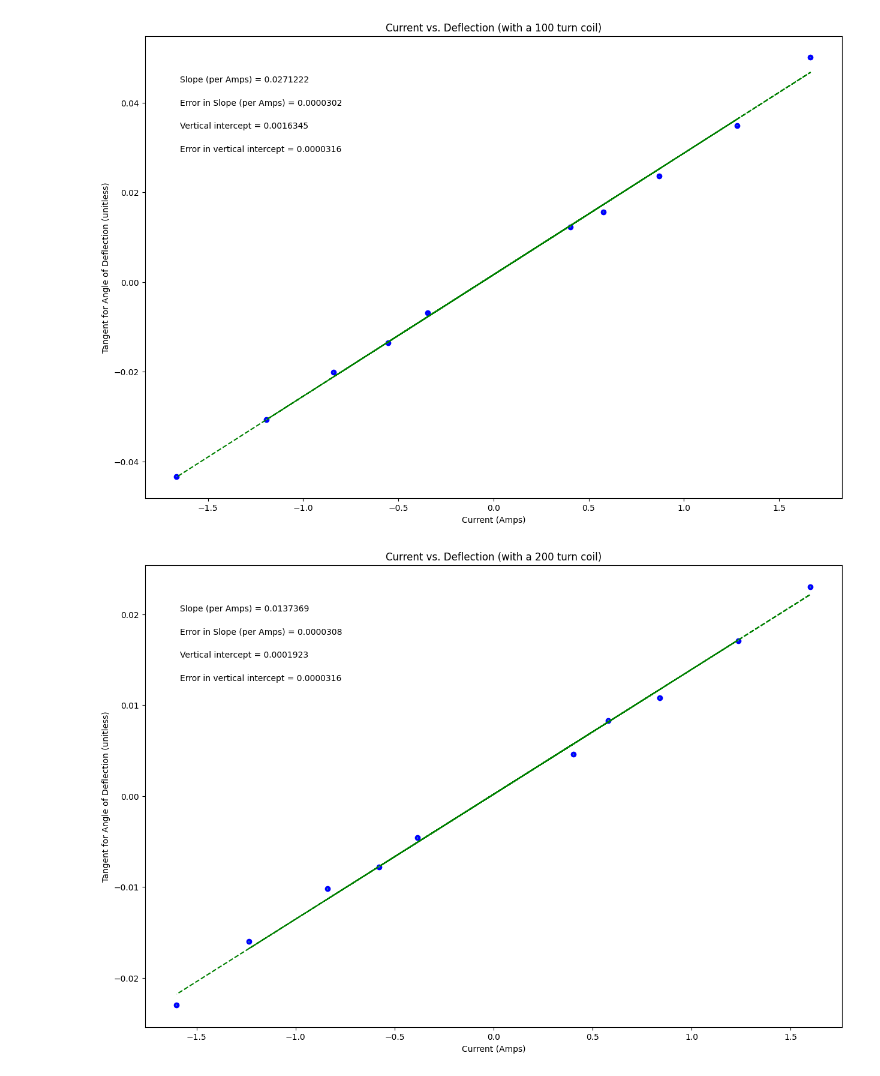
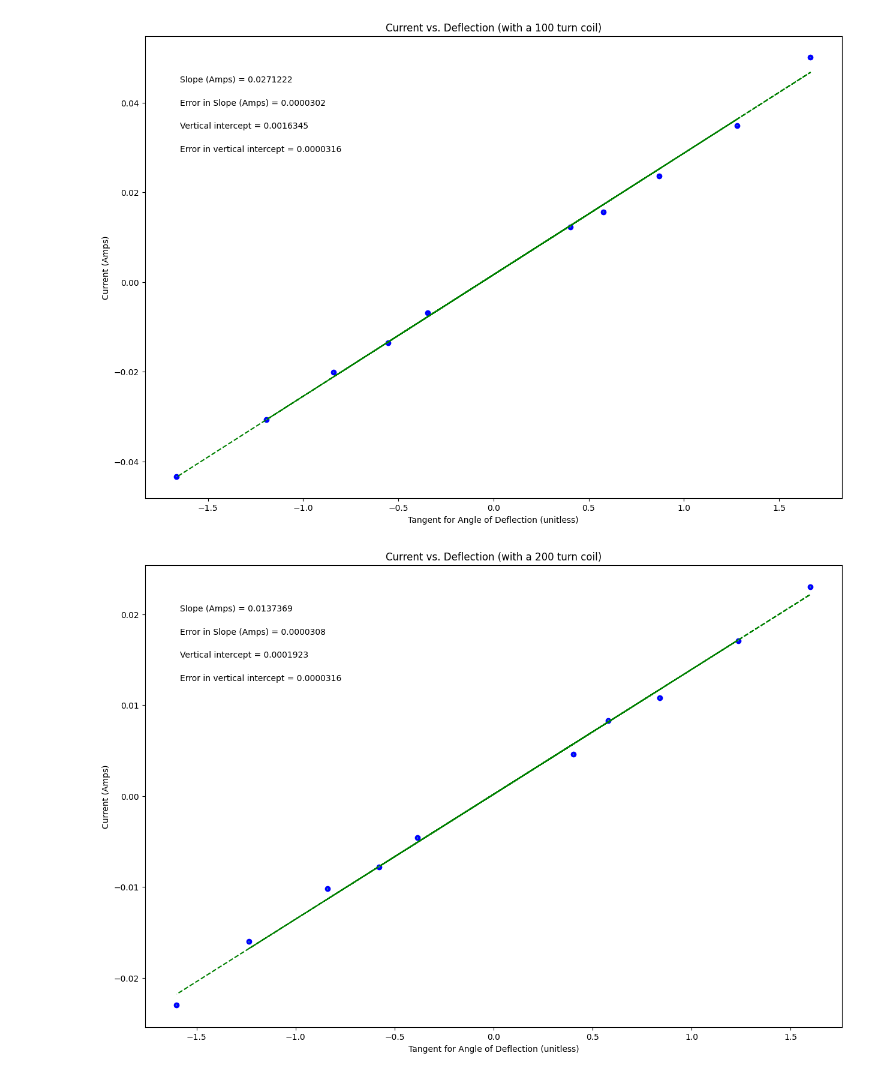
Before and after one commit to Clancy-K/PHSX218N, a Jupyter notebook: PHSX218N_Lab_6_Local_Mag_Field.ipynb, the cells around one changed output. Cells and saved outputs as stored; diff of their text form; code cells hidden in the pictures.

Commit message:
Fixed incorrect label names.

```diff
--- a/PHSX218N_Lab_6_Local_Mag_Field.ipynb
+++ b/PHSX218N_Lab_6_Local_Mag_Field.ipynb
@@ -36,9 +36,9 @@ dy = err_current_n100        #this should be your error in y array
 #UPDATE EACH OF THESE 4 STRINGS FOR YOUR PLOT LABELS AS YOU WANT THEM TO APPEAR
 
 plot_title= 'Current vs. Deflection (with a 100 turn coil)'
-x_label= 'Current (Amps)'
-y_label= 'Tangent for Angle of Deflection (unitless)'
-slope_units= 'per Amps'
+x_label= 'Tangent for Angle of Deflection (unitless)'
+y_label= 'Current (Amps)'
+slope_units= 'Amps'
 
 #UPDATE ANNOTATION PLACEMENT SO IT'S OUT OF WAY OF PLOTTED DATA AND BEST FIT LINE
 #integer from 1 to 4, top R corner is 1 (counter-clockwise from there)
@@ -90,34 +90,34 @@ elif annotation_placement==3 or annotation_placement==4:
 #Don't need to change anything in this section!
 
 #Plot data on graph. Plot error bars and place values for slope,
 #error in slope, and vertical intercept (plus error) on the plot using "annotate"
 
 plt.figure(figsize=(15,10))
 
 plt.plot(x, fit, color='green', linestyle='--')
 plt.scatter(x, y, color='blue', marker='o')
 
 plt.xlabel(x_label)
 plt.ylabel(y_label)
 plt.title(plot_title)
 
 plt.errorbar(x, y, yerr=dy, xerr=None, fmt="none") #don't need to plot x error bars
 
 plt.annotate('Slope ({}) = {value:.{digits}f}'.format(slope_units,value=m, digits=7),
              (xpos, ypos[0]), xycoords='axes fraction')
 
 plt.annotate('Error in Slope ({}) = {value:.{digits}f}'.format(slope_units,value=dm, digits=7),
              (xpos, ypos[1]), xycoords='axes fraction')
 
 plt.annotate('Vertical intercept = {value:.{digits}f}'.format(value=b, digits=7),
              (xpos, ypos[2]), xycoords='axes fraction')
 
 plt.annotate('Error in vertical intercept = {value:.{digits}f}'.format(value=db, digits=7),
              (xpos, ypos[3]), xycoords='axes fraction')
 
 plt.show()
 # %% [output]
-[figure, old version]
+[figure, new version]
 # %%
 #PHSX 216 & 218 plotting code
 #Brianna Beller
@@ -174,9 +174,9 @@ dy = err_current_n200        #this should be your error in y array
 #UPDATE EACH OF THESE 4 STRINGS FOR YOUR PLOT LABELS AS YOU WANT THEM TO APPEAR
 
 plot_title= 'Current vs. Deflection (with a 200 turn coil)'
-x_label= 'Current (Amps)'
-y_label= 'Tangent for Angle of Deflection (unitless)'
-slope_units= 'per Amps'
+x_label= 'Tangent for Angle of Deflection (unitless)'
+y_label= 'Current (Amps)'
+slope_units= 'Amps'
 
 #UPDATE ANNOTATION PLACEMENT SO IT'S OUT OF WAY OF PLOTTED DATA AND BEST FIT LINE
 #integer from 1 to 4, top R corner is 1 (counter-clockwise from there)
@@ -255,7 +255,7 @@ plt.annotate('Error in vertical intercept = {value:.{digits}f}'.format(value=db,
 
 plt.show()
 # %% [output]
-[figure, old version]
+[figure, new version]
 # %%
 #PHSX 216 & 218 plotting code
 #Brianna Beller
```
Also changed, not shown: parts of 1 cell of this notebook.
